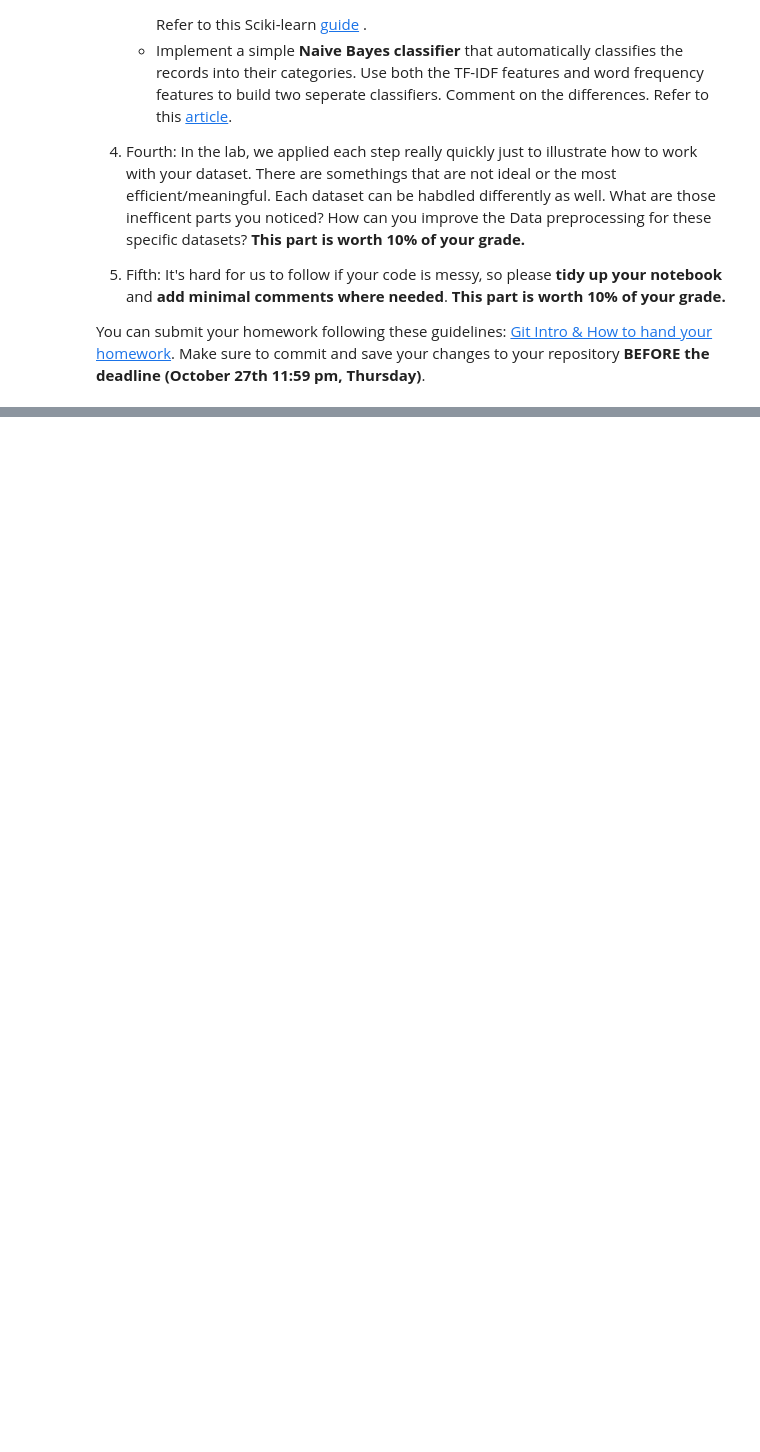
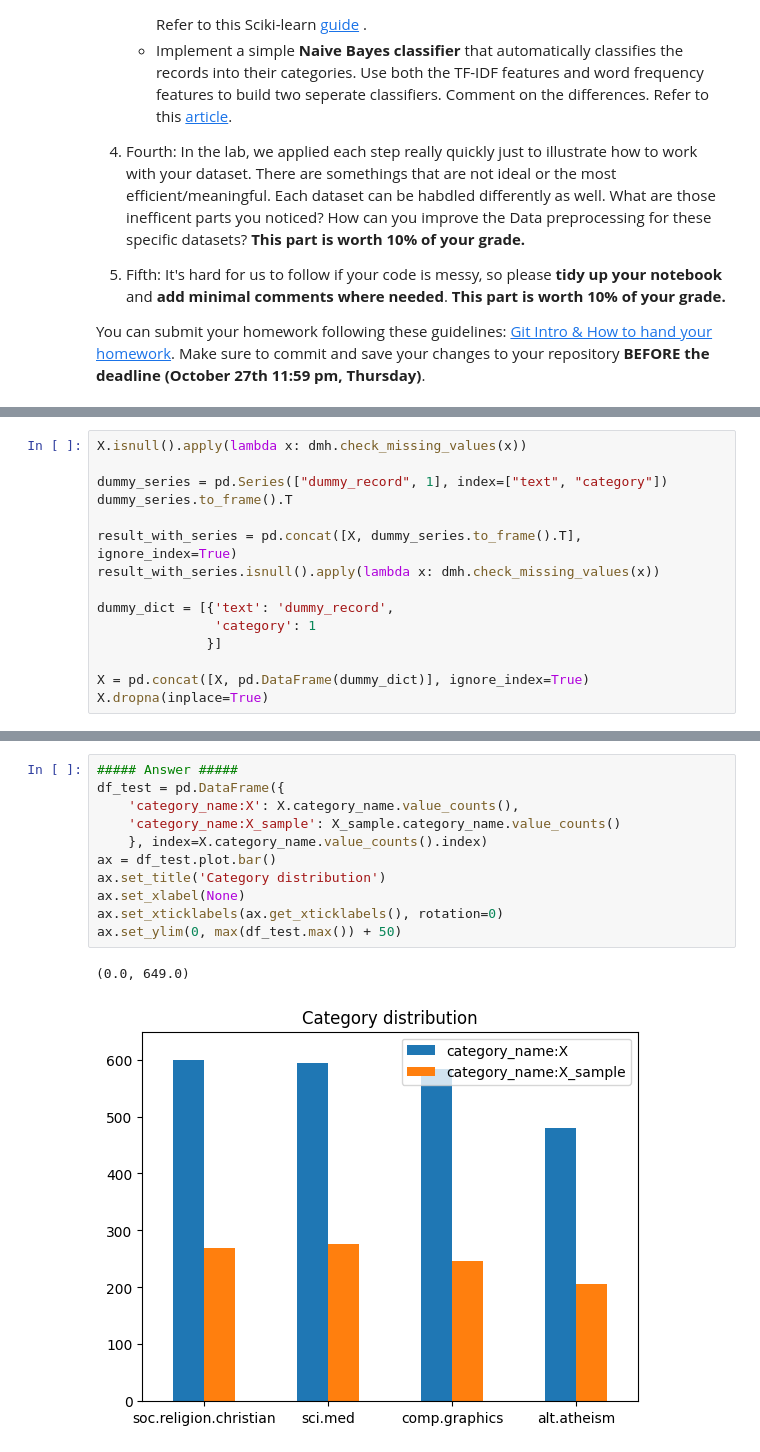
Before and after one commit to ywen9901/DM2023-Lab1, a Jupyter notebook: Homework/DM2023-Lab1-Homework.ipynb, the cells around one changed output, grey strips where cells are left out. Saved outputs shown, nothing was run; the diff lists cells and outputs as text; blank space fills up the shorter version.

```diff
--- a/Homework/DM2023-Lab1-Homework.ipynb
+++ b/Homework/DM2023-Lab1-Homework.ipynb
@@ -35,0 +99,15 @@ You can submit your homework following these guidelines: [Git Intro & How to han
+# %%
+X.isnull().apply(lambda x: dmh.check_missing_values(x))
+
+dummy_series = pd.Series(["dummy_record", 1], index=["text", "category"])
+dummy_series.to_frame().T
+
+result_with_series = pd.concat([X, dummy_series.to_frame().T], ignore_index=True)
+result_with_series.isnull().apply(lambda x: dmh.check_missing_values(x))
+
+dummy_dict = [{'text': 'dummy_record',
+               'category': 1
+              }]
+
+X = pd.concat([X, pd.DataFrame(dummy_dict)], ignore_index=True)
+X.dropna(inplace=True)
@@ -35,0 +206,14 @@ You can submit your homework following these guidelines: [Git Intro & How to han
+# %%
+##### Answer #####
+df_test = pd.DataFrame({
+    'category_name:X': X.category_name.value_counts(),
+    'category_name:X_sample': X_sample.category_name.value_counts()
+    }, index=X.category_name.value_counts().index)
+ax = df_test.plot.bar()
+ax.set_title('Category distribution')
+ax.set_xlabel(None)
+ax.set_xticklabels(ax.get_xticklabels(), rotation=0)
+ax.set_ylim(0, max(df_test.max()) + 50)
+# %% [output]
+(0.0, 649.0)
+[figure, added]
```
Also changed, not shown: parts of 72 cells of this notebook, 16 other files.
